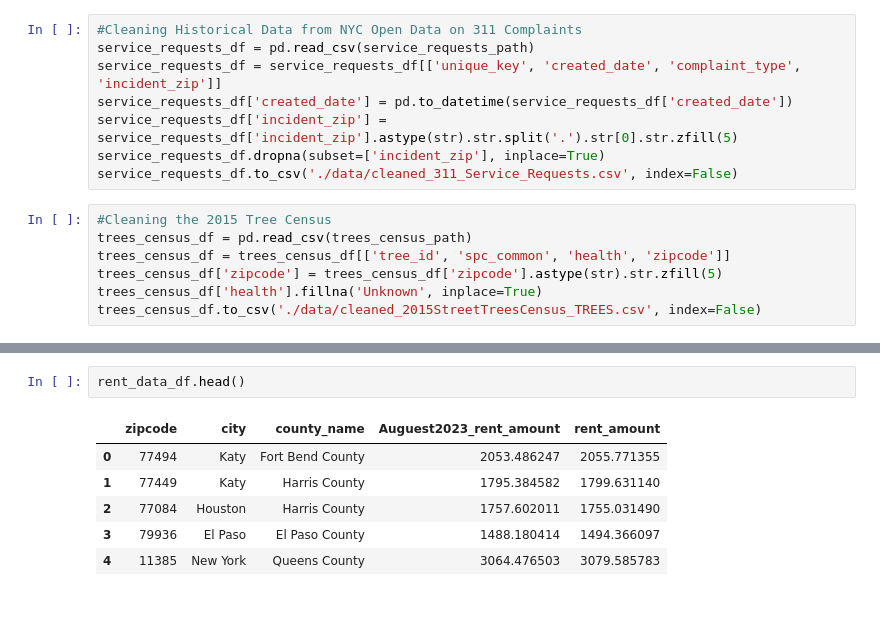
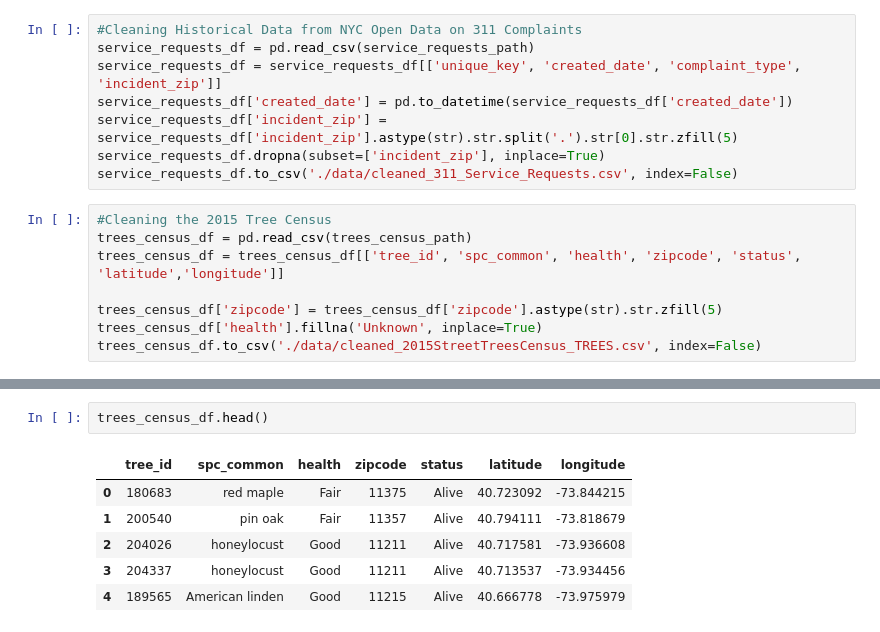
Before and after one commit to kexinjiao/4501-final-project, a Jupyter notebook: final project.ipynb, the cells around one changed output, grey strips where cells are left out. Drawn from its saved outputs; the diff is of its cells as text.

Commit message:
part 2 part 3 big change
store data, understand data

```diff
--- a/final project.ipynb
+++ b/final project.ipynb
@@ -100,7 +100,8 @@ service_requests_df.to_csv('./data/cleaned_311_Service_Requests.csv', index=Fals
 # %%
 #Cleaning the 2015 Tree Census
 trees_census_df = pd.read_csv(trees_census_path)
-trees_census_df = trees_census_df[['tree_id', 'spc_common', 'health', 'zipcode']]
+trees_census_df = trees_census_df[['tree_id', 'spc_common', 'health', 'zipcode', 'status', 'latitude','longitude']]
+
 trees_census_df['zipcode'] = trees_census_df['zipcode'].astype(str).str.zfill(5)
 trees_census_df['health'].fillna('Unknown', inplace=True)
 trees_census_df.to_csv('./data/cleaned_2015StreetTreesCensus_TREES.csv', index=False)
@@ -128,9 +108,9 @@ service_requests_df.tail()
 # %%
-rent_data_df.head()
+trees_census_df.head()
 # %% [output]
-|  | zipcode | city | county_name | Auguest2023_rent_amount | rent_amount |
-| 0 | 77494 | Katy | Fort Bend County | 2053.486247 | 2055.771355 |
-| 1 | 77449 | Katy | Harris County | 1795.384582 | 1799.631140 |
-| 2 | 77084 | Houston | Harris County | 1757.602011 | 1755.031490 |
-| 3 | 79936 | El Paso | El Paso County | 1488.180414 | 1494.366097 |
-| 4 | 11385 | New York | Queens County | 3064.476503 | 3079.585783 |
+|  | tree_id | spc_common | health | zipcode | status | latitude | longitude |
+| 0 | 180683 | red maple | Fair | 11375 | Alive | 40.723092 | -73.844215 |
+| 1 | 200540 | pin oak | Fair | 11357 | Alive | 40.794111 | -73.818679 |
+| 2 | 204026 | honeylocust | Good | 11211 | Alive | 40.717581 | -73.936608 |
+| 3 | 204337 | honeylocust | Good | 11211 | Alive | 40.713537 | -73.934456 |
+| 4 | 189565 | American linden | Good | 11215 | Alive | 40.666778 | -73.975979 |
```
Also changed, not shown: parts of 44 cells of this notebook, 5 other files.
